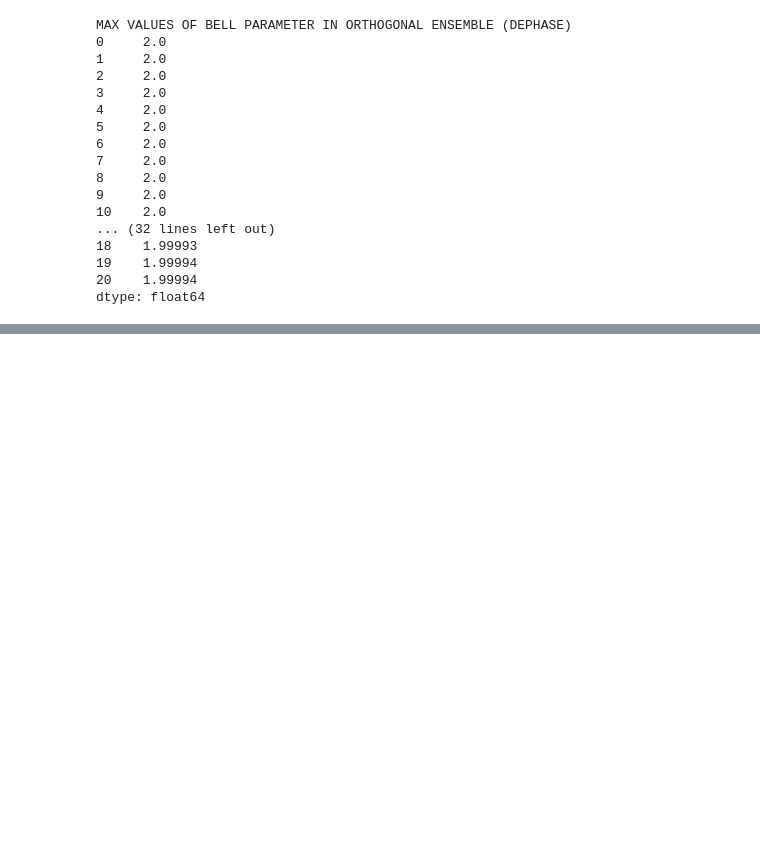
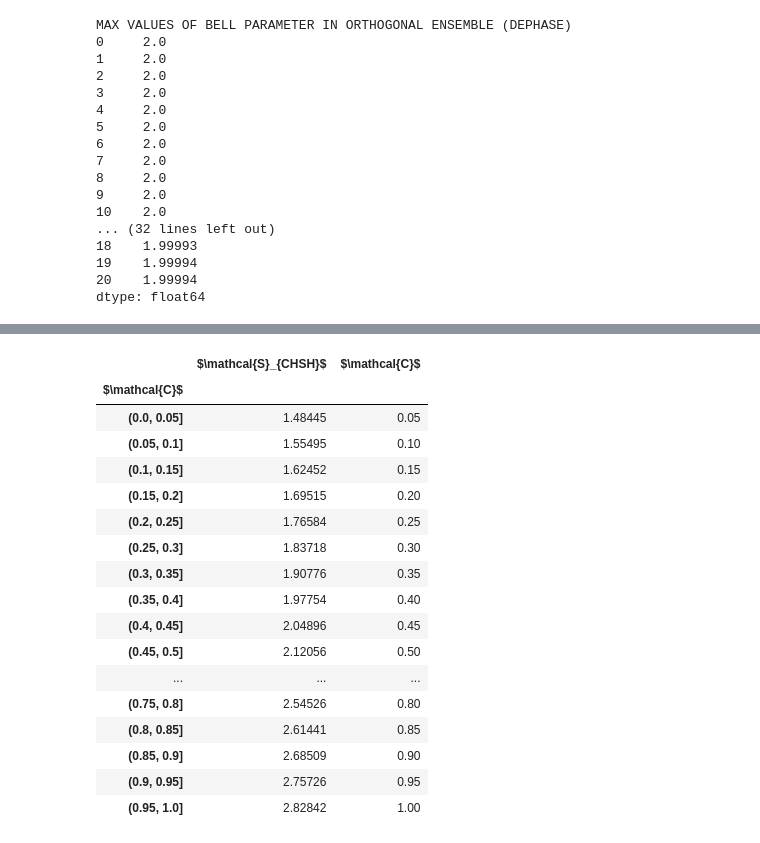
Before and after one commit to Rafffaelb/Dirac_Billiard, a Jupyter notebook: Chiral/Data_Analysis/Dirac_Bell_Parameter.ipynb, the cells around one changed output, grey strips where cells are left out. Cells and saved outputs as stored; diff of their text form; code cells hidden in the pictures; blank space fills up the shorter version.

```diff
--- a/Chiral/Data_Analysis/Dirac_Bell_Parameter.ipynb
+++ b/Chiral/Data_Analysis/Dirac_Bell_Parameter.ipynb
@@ -321,0 +399,25 @@ axs[1].axvline(2, color = 'black')
+# %%
+bins = np.arange(0,1 + 0.05, 0.05)
+df_O = df_Bell_Parameter_O_Fixed_Base.groupby(pd.cut(df_Bell_Parameter_O_Fixed_Base[r'$\mathcal{C}$'], bins)).max()
+Concurrence_O = df_O[r'$\mathcal{C}$'].values
+Bell_Parameter_O = df_O[r'$\mathcal{S}_{CHSH}$'].values
+df_O
+# %% [output]
+|  | $\mathcal{S}_{CHSH}$ | $\mathcal{C}$ |
+| $\mathcal{C}$ |  |  |
+| (0.0, 0.05] | 1.48445 | 0.05 |
+| (0.05, 0.1] | 1.55495 | 0.10 |
+| (0.1, 0.15] | 1.62452 | 0.15 |
+| (0.15, 0.2] | 1.69515 | 0.20 |
+| (0.2, 0.25] | 1.76584 | 0.25 |
+| (0.25, 0.3] | 1.83718 | 0.30 |
+| (0.3, 0.35] | 1.90776 | 0.35 |
+| (0.35, 0.4] | 1.97754 | 0.40 |
+| (0.4, 0.45] | 2.04896 | 0.45 |
+| (0.45, 0.5] | 2.12056 | 0.50 |
+| ... | ... | ... |
+| (0.75, 0.8] | 2.54526 | 0.80 |
+| (0.8, 0.85] | 2.61441 | 0.85 |
+| (0.85, 0.9] | 2.68509 | 0.90 |
+| (0.9, 0.95] | 2.75726 | 0.95 |
+| (0.95, 1.0] | 2.82842 | 1.00 |
```
Also changed, not shown: parts of 12 cells of this notebook, 16 other files.
